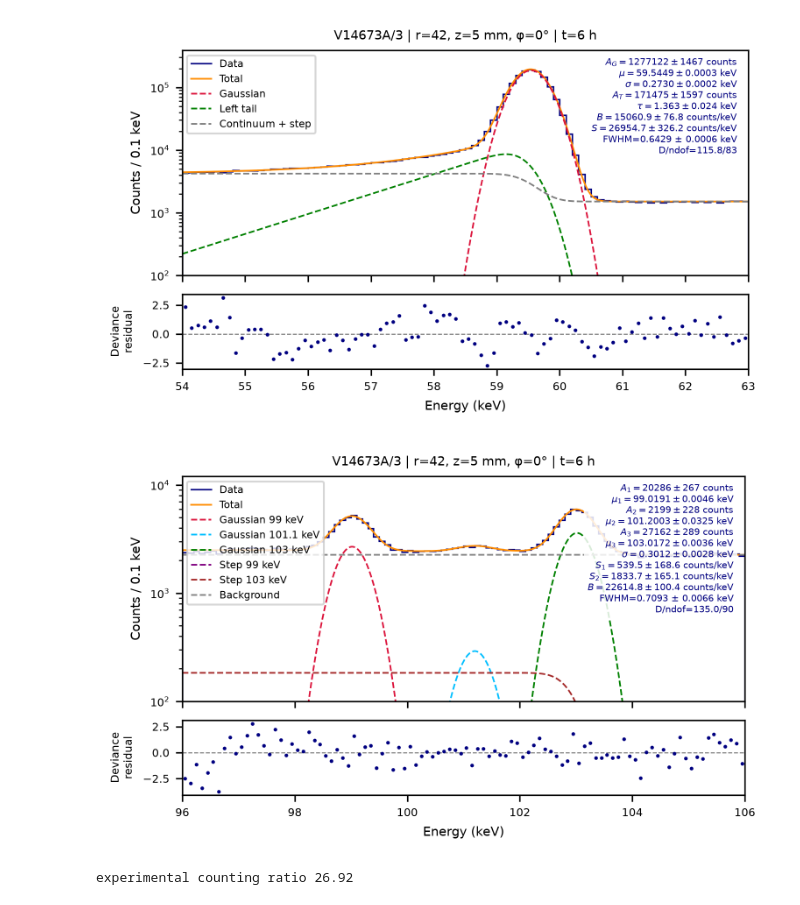
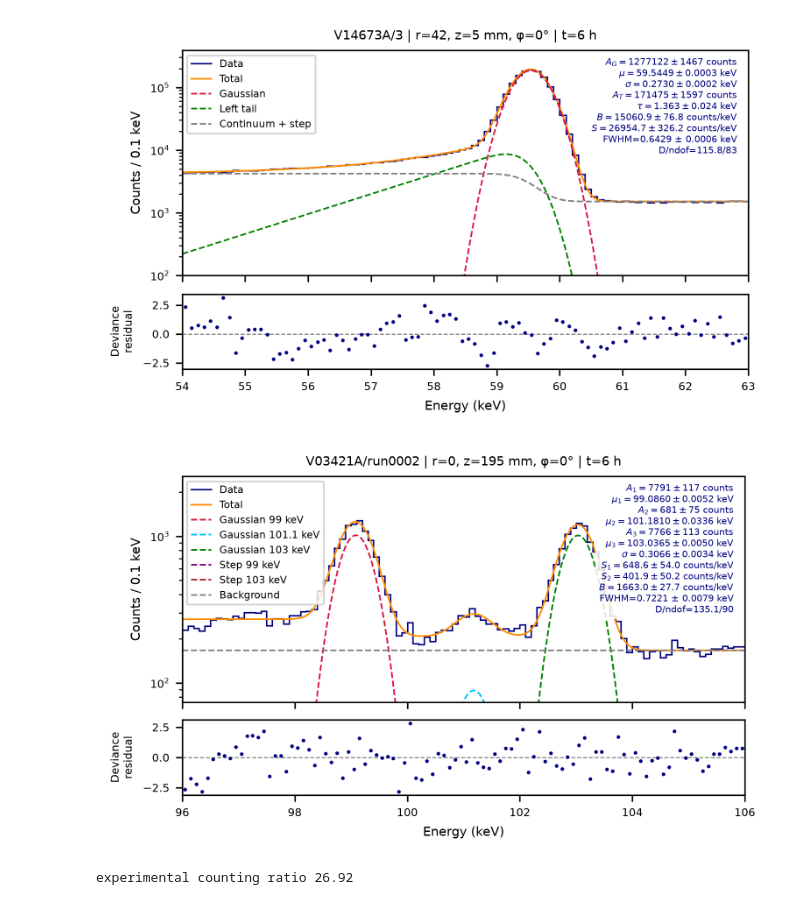
Before and after one commit to RitaF00/HADES-repo, a Jupyter notebook: am_HS1.ipynb, the cells around one changed output. Cells and saved outputs as stored; diff of their text form; code cells hidden in the pictures.

```diff
--- a/am_HS1.ipynb
+++ b/am_HS1.ipynb
@@ -1090,0 +1744,14 @@ Creo: raw_energy_spectrum/V14673A_am_HS1_top_dlt_run0003_spectrum.npz
+# %%
+counts_data = load_or_build_spectrum(
+    spectrum_path,
+    file_names,
+    bins,
+    force_rebuild,
+)
+
+counts_bkg = load_or_build_spectrum(
+    background_path,
+    file_names_bkg,
+    bins,
+    force_rebuild,
+)
@@ -1174,0 +2057,30 @@ plt.show()
+# %%
+from pathlib import Path
+from importlib.metadata import distribution
+
+missing_detectors = [
+    "V13044A",
+    "V13049A",
+    "V14618A",
+    "V14654A",
+]
+
+dist = distribution("legend-pygeom-hades")
+
+for detector in missing_detectors:
+    matches = [
+        Path(dist.locate_file(file))
+        for file in (dist.files or [])
+        if detector.lower() in str(file).lower()
+        and Path(str(file)).suffix.lower() in {
+            ".yaml", ".yml", ".json"
+        }
+    ]
+
+    print(f"\n{detector}")
+
+    if matches:
+        for path in matches:
+            print(path)
+    else:
+        print("No matching metadata file found in the installed package.")
@@ -1195,9 +2119,10 @@ plot_am60_fit(result_60, detector, run, db_data)
 [figure]
 [figure]
 # %%
+result_100 = fit_am_100(counts_data, bins)
 fig = plot_am100_fit(result_100, detector, run, db_data);
 # %% [output]
-[figure, old version]
+[figure, new version]
 # %%
 O60 = N60 / (N99 + N103)
 print(f'experimental counting ratio {O60 :.2f}')
```
Also changed, not shown: parts of 38 cells of this notebook, 1 other file.
